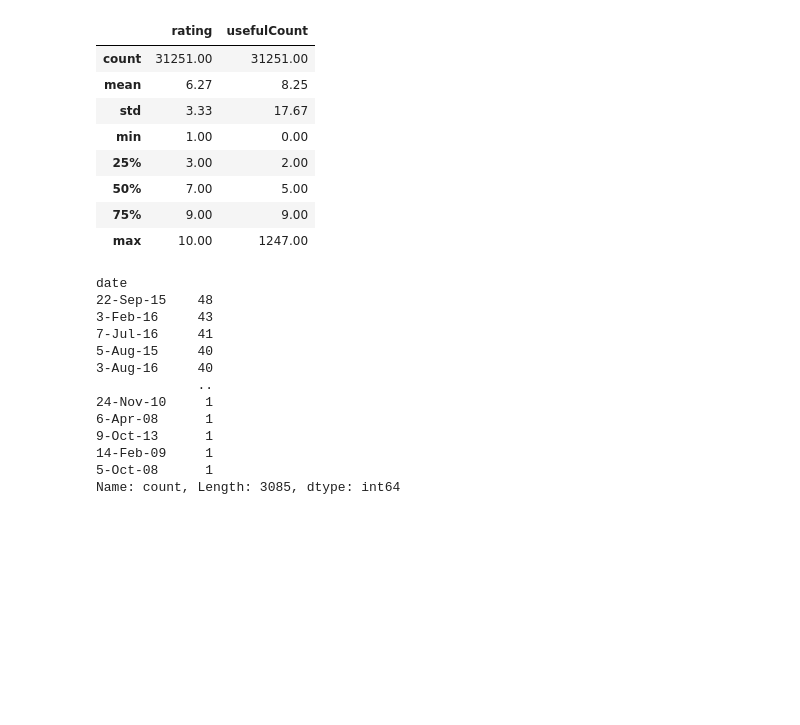
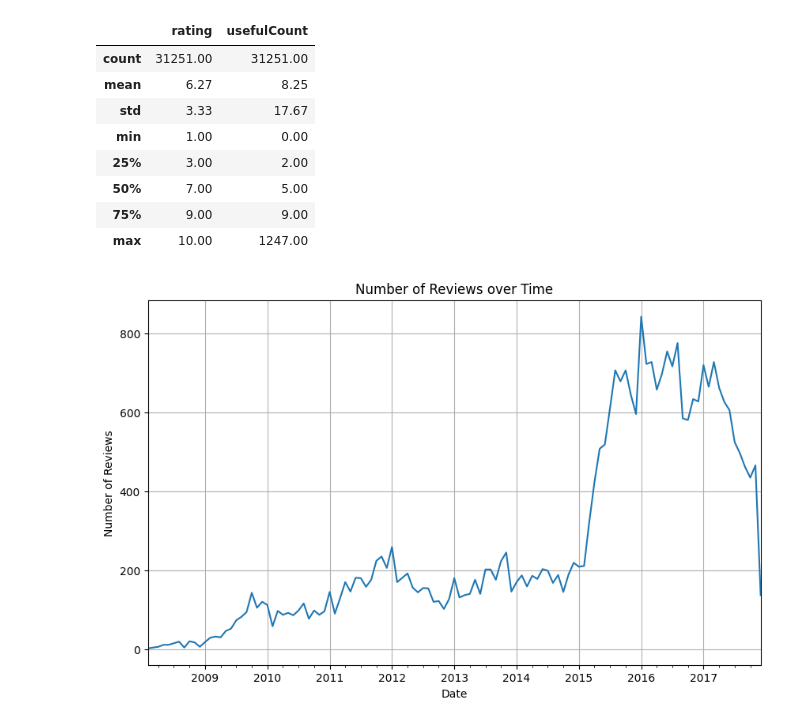
Before and after one commit to celefigs/collaborative_project, a Jupyter notebook: natalia_copy/THIS_EDA_60.ipynb, the cells around one changed output. Saved outputs shown, nothing was run; the diff lists cells and outputs as text; code cells hidden in the pictures; blank space fills up the shorter version.

```diff
--- a/natalia_copy/THIS_EDA_60.ipynb
+++ b/natalia_copy/THIS_EDA_60.ipynb
@@ -394,16 +389,16 @@ data_count_by_date = data["date"].value_counts()
-# %%
-data_count_by_date
-# %% [output]
-date
-22-Sep-15    48
-3-Feb-16     43
-7-Jul-16     41
-5-Aug-15     40
-3-Aug-16     40
-             ..
-24-Nov-10     1
-6-Apr-08      1
-9-Oct-13      1
-14-Feb-09     1
-5-Oct-08      1
-Name: count, Length: 3085, dtype: int64
+# %%
+# I will try to plot the time series with the number of reviews over time
+
+data["date"] = pd.to_datetime(data["date"], format='%d-%b-%y')
+
+#resampling so that number of reviews was shown in monthly increments
+monthly_reviews = data.resample('Me', on="date").size()
+
+plt.figure(figsize=(10, 6))
+monthly_reviews.plot(kind="line", title="Number of Reviews over Time")
+plt.xlabel("Date")
+plt.ylabel('Number of Reviews')
+plt.grid(True)
+plt.show()
+# %% [output]
+[figure, added]
```
Also changed, not shown: parts of 11 cells of this notebook.
